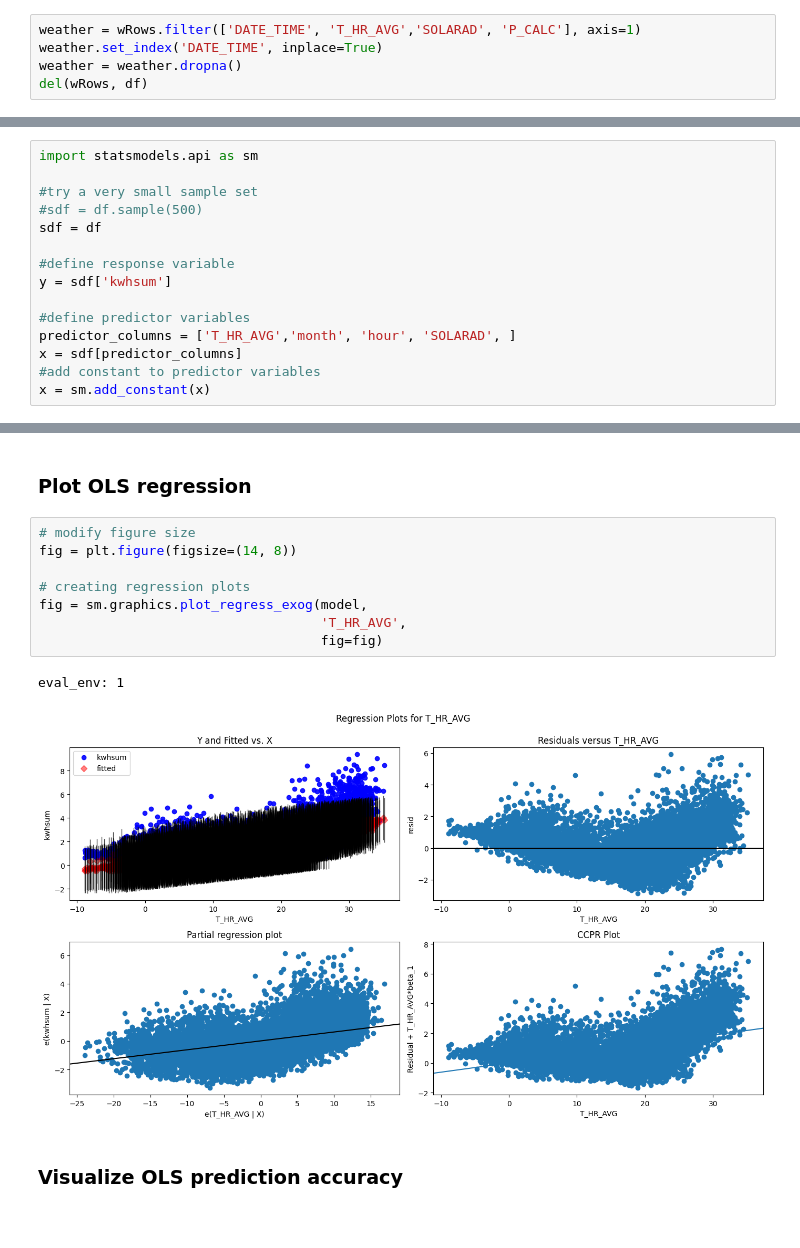
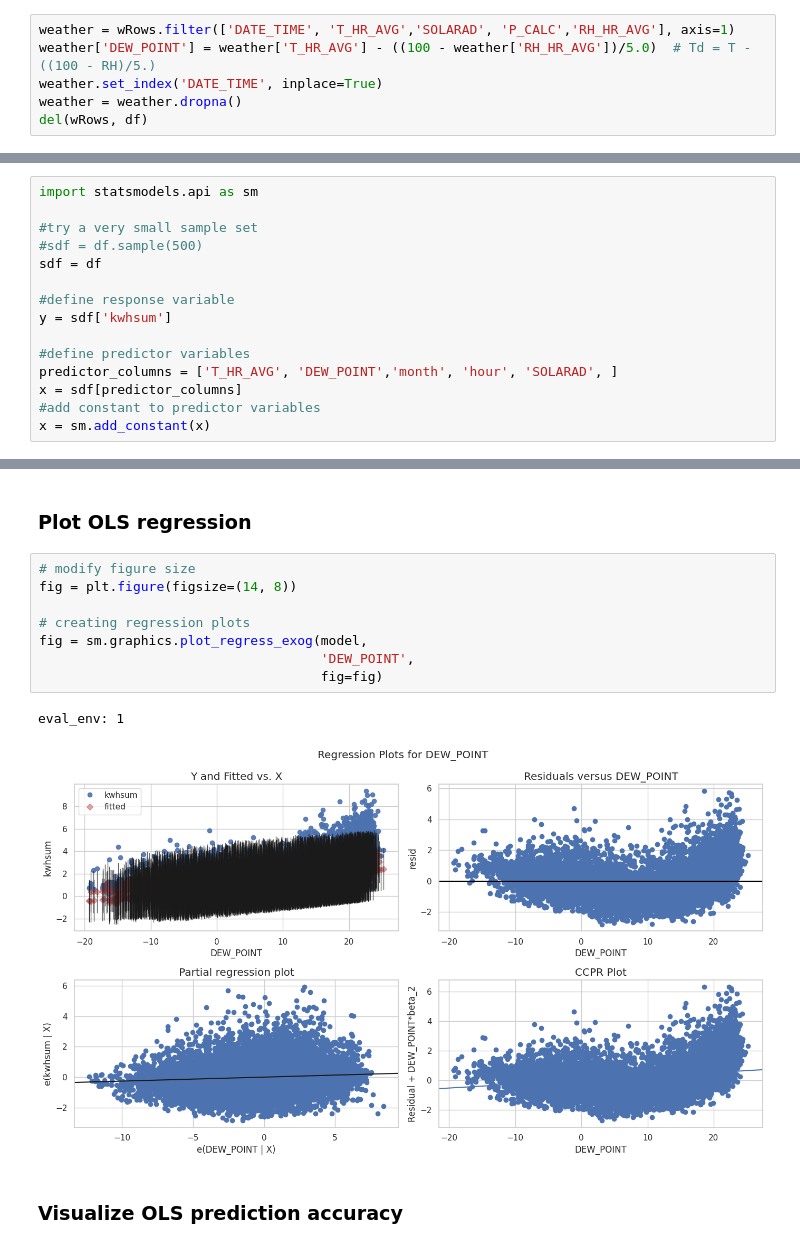
Before and after one commit to ThingsAbove/home_energy, a Jupyter notebook: EnergyUsage.ipynb, the cells around one changed output, grey strips where cells are left out. Cells and saved outputs as stored; diff of their text form.

Commit message:
Add Dew Point

```diff
--- a/EnergyUsage.ipynb
+++ b/EnergyUsage.ipynb
@@ -172,7 +172,8 @@ wRows["HOUR"] = wRows["DATE_TIME"].dt.hour
 # %% [markdown]
 ### Create new Dataframe weather with only the columns we want and free memory
 # %%
-weather = wRows.filter(['DATE_TIME', 'T_HR_AVG','SOLARAD', 'P_CALC'], axis=1)
+weather = wRows.filter(['DATE_TIME', 'T_HR_AVG','SOLARAD', 'P_CALC','RH_HR_AVG'], axis=1)
+weather['DEW_POINT'] = weather['T_HR_AVG'] - ((100 - weather['RH_HR_AVG'])/5.0)  # Td = T - ((100 - RH)/5.)
 weather.set_index('DATE_TIME', inplace=True)
 weather = weather.dropna()
 del(wRows, df)
@@ -266,7 +267,7 @@ sdf = df
 y = sdf['kwhsum']
 
 #define predictor variables
-predictor_columns = ['T_HR_AVG','month', 'hour', 'SOLARAD', ]
+predictor_columns = ['T_HR_AVG', 'DEW_POINT','month', 'hour', 'SOLARAD', ]
 x = sdf[predictor_columns]
 #add constant to predictor variables
 x = sm.add_constant(x)
@@ -304,14 +305,14 @@ Notes:
 # %%
 # modify figure size
 fig = plt.figure(figsize=(14, 8))
 
 # creating regression plots
 fig = sm.graphics.plot_regress_exog(model,
-                                    'T_HR_AVG',
+                                    'DEW_POINT',
                                     fig=fig)
 # %% [output]
 eval_env: 1
-[figure, old version]
+[figure, new version]
 # %% [markdown]
 ### Visualize OLS prediction accuracy
 # %%
```
Also changed, not shown: parts of 12 cells of this notebook.
